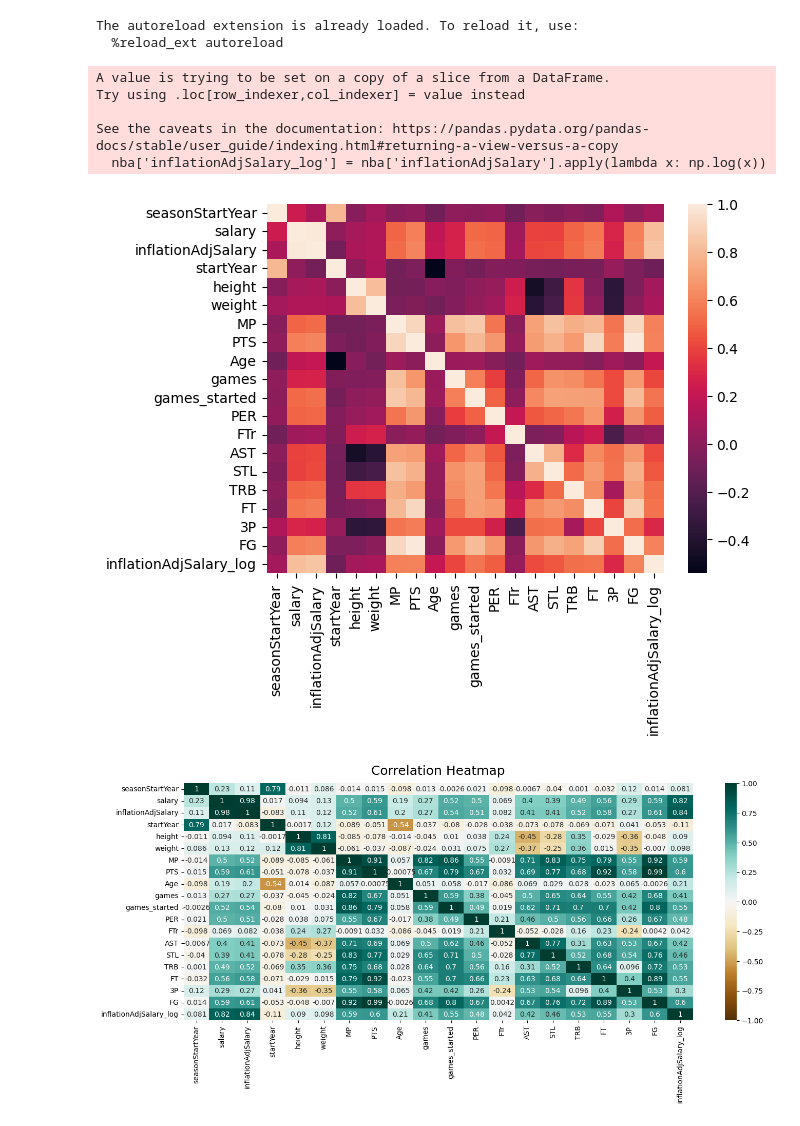
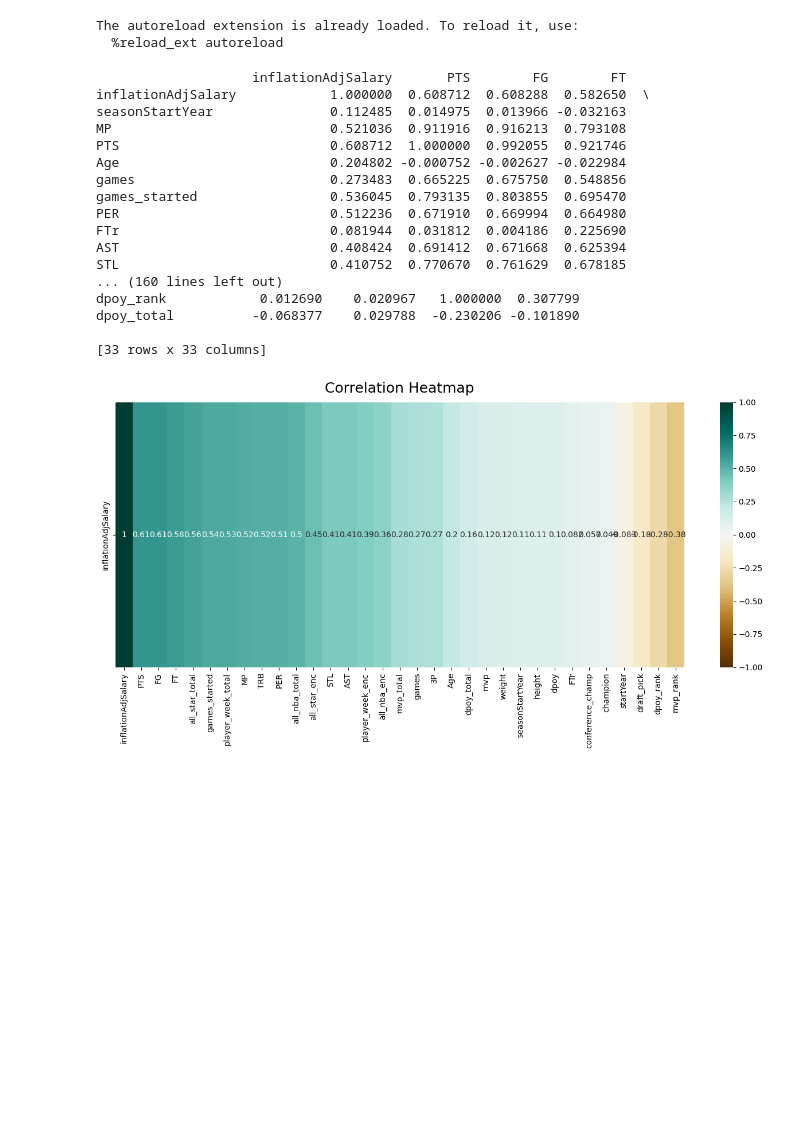
Before and after one commit to RiyaAg/EECS-545---Predicting-NBA-Player-s-Salary, a Jupyter notebook: analysis/corr.ipynb, the cells around one changed output. Saved outputs shown, nothing was run; the diff lists cells and outputs as text; code cells hidden in the pictures; blank space fills up the shorter version.

```diff
--- a/analysis/corr.ipynb
+++ b/analysis/corr.ipynb
@@ -15,26 +15,47 @@ The autoreload extension is already loaded. To reload it, use:
 # %%
 import pandas as pd
 import matplotlib.pyplot as plt
 import seaborn as sns
-from common import get_baseline_data
+from common import get_cleaned_external_data
+import numpy as np
 
-data = get_baseline_data('../data/cleaned_data/base_cleaned.csv')
+data = get_cleaned_external_data()
 # data = data[['inflationAdjSalary_log','MP', 'PTS', 'Age', 'games_started', 'PER', 'AST', 'STL', 'TRB', '3P']]
-sns.heatmap(data.corr())
+# sns.heatmap(data.corr())
+
+out = data.corr()
+out = pd.concat([out.loc[['inflationAdjSalary']], out.drop('inflationAdjSalary')])
+sort_indices = np.argsort(out.loc['inflationAdjSalary'])[::-1]
+out = out.iloc[:, sort_indices]
+print(out)
 
 plt.figure(figsize=(16, 6))
-heatmap = sns.heatmap(data.corr(), vmin=-1, vmax=1, annot=True, cmap='BrBG')
+heatmap = sns.heatmap(out.iloc[0:1], vmin=-1, vmax=1, annot=True, cmap='BrBG')
 heatmap.set_title('Correlation Heatmap', fontdict={'fontsize':18}, pad=12)
 # save heatmap as .png file
 # dpi - sets the resolution of the saved image in dots/inches
 # bbox_inches - when set to 'tight' - does not allow the labels to be cropped
 plt.savefig('./graphs/heatmap.png', dpi=300, bbox_inches='tight')
 plt.show()
+
+with open('graph.html', 'w') as file:
+    file.write((out.iloc[0:1]).to_html())
 # %% [output]
-A value is trying to be set on a copy of a slice from a DataFrame.
-Try using .loc[row_indexer,col_indexer] = value instead
+                    inflationAdjSalary       PTS        FG        FT
+inflationAdjSalary            1.000000  0.608712  0.608288  0.582650  \
+seasonStartYear               0.112485  0.014975  0.013966 -0.032163
+MP                            0.521036  0.911916  0.916213  0.793108
+PTS                           0.608712  1.000000  0.992055  0.921746
+Age                           0.204802 -0.000752 -0.002627 -0.022984
+games                         0.273483  0.665225  0.675750  0.548856
+games_started                 0.536045  0.793135  0.803855  0.695470
+PER                           0.512236  0.671910  0.669994  0.664980
+FTr                           0.081944  0.031812  0.004186  0.225690
+AST                           0.408424  0.691412  0.671668  0.625394
+STL                           0.410752  0.770670  0.761629  0.678185
+... (160 lines left out)
+dpoy_rank            0.012690    0.020967   1.000000  0.307799
+dpoy_total          -0.068377    0.029788  -0.230206 -0.101890
 
-See the caveats in the documentation: https://pandas.pydata.org/pandas-docs/stable/user_guide/indexing.html#returning-a-view-versus-a-copy
-  nba['inflationAdjSalary_log'] = nba['inflationAdjSalary'].apply(lambda x: np.log(x))
+[33 rows x 33 columns]
-[figure, old version]
+[figure, new version]
-[figure, removed]
```
Also changed, not shown: 9 other files.
